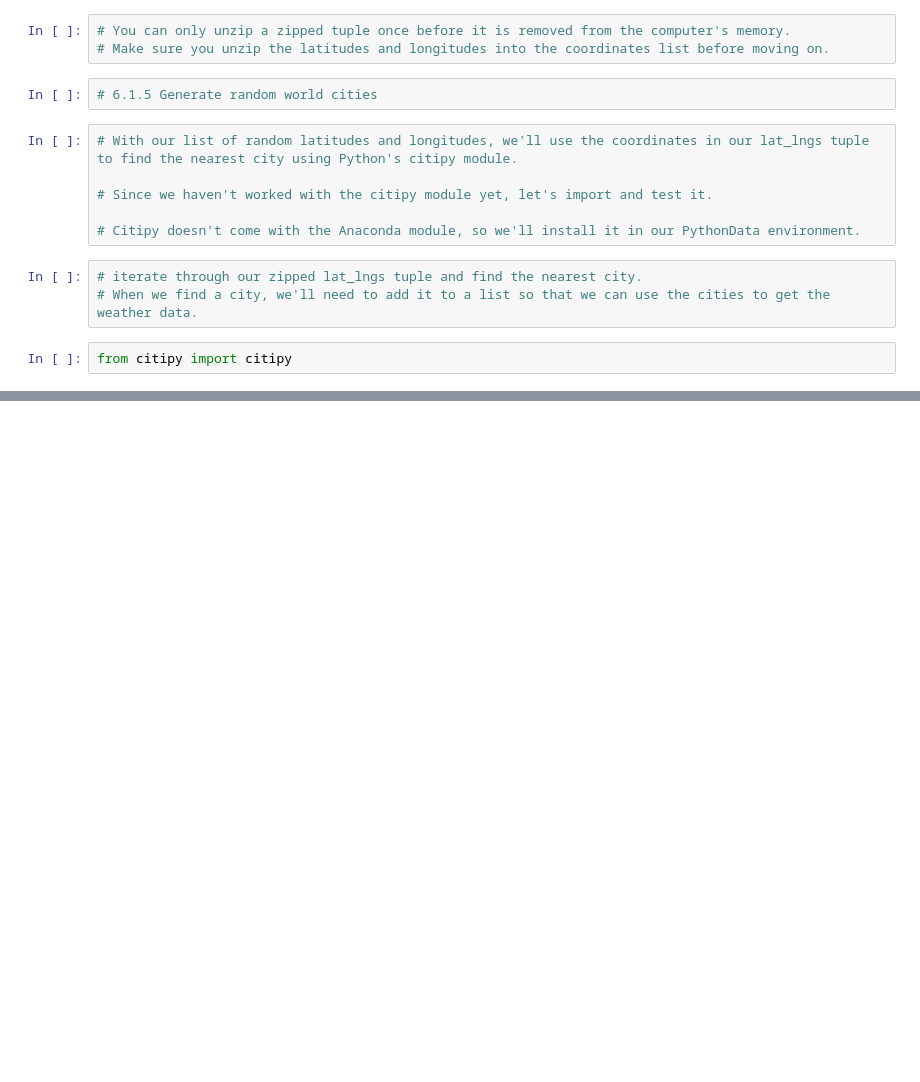
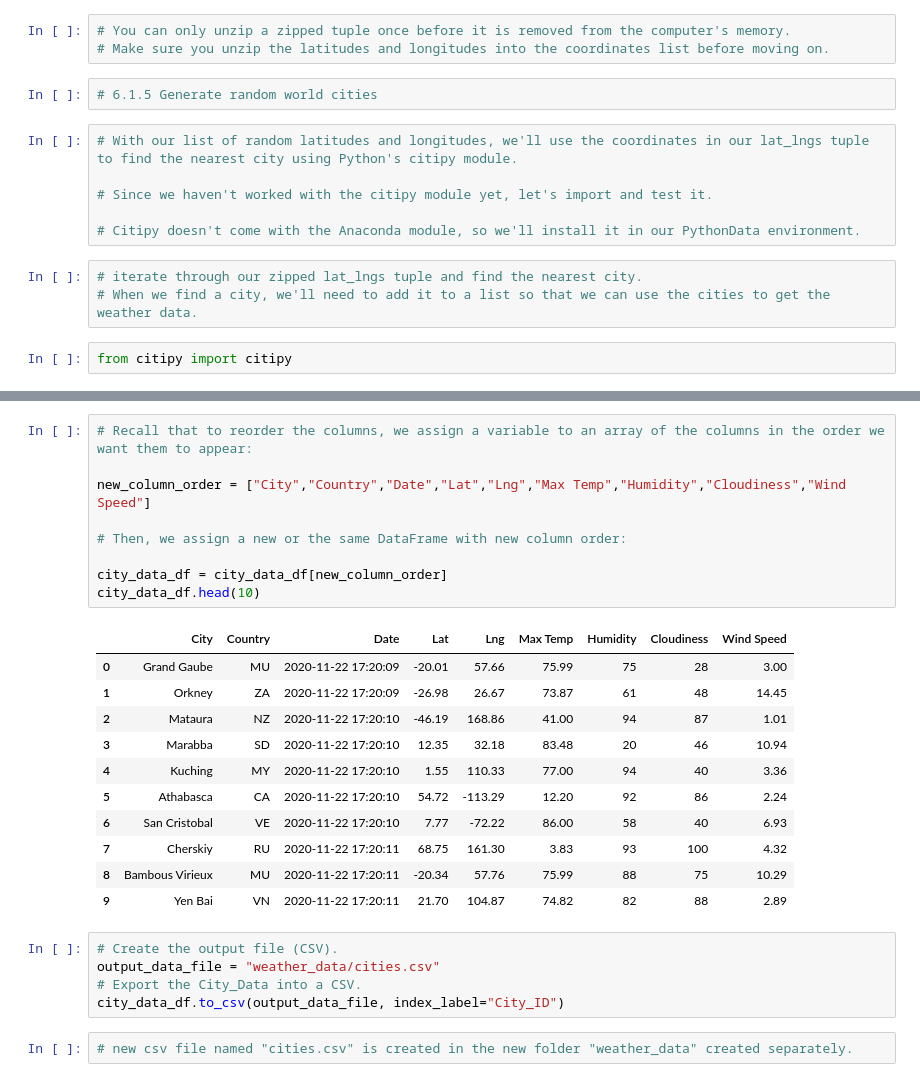
Before and after one commit to AnthonyNgGitHub/DABC_World_Weather_Analysis, a Jupyter notebook: WeatherPy.ipynb, the cells around one changed output, grey strips where cells are left out. Drawn from its saved outputs; the diff is of its cells as text; blank space fills up the shorter version.

```diff
--- a/WeatherPy.ipynb
+++ b/WeatherPy.ipynb
@@ -58,0 +241,28 @@ len(cities)
+# %%
+# Recall that to reorder the columns, we assign a variable to an array of the columns in the order we want them to appear:
+
+new_column_order = ["City","Country","Date","Lat","Lng","Max Temp","Humidity","Cloudiness","Wind Speed"]
+
+# Then, we assign a new or the same DataFrame with new column order:
+
+city_data_df = city_data_df[new_column_order]
+city_data_df.head(10)
+# %% [output]
+|  | City | Country | Date | Lat | Lng | Max Temp | Humidity | Cloudiness | Wind Speed |
+| 0 | Grand Gaube | MU | 2020-11-22 17:20:09 | -20.01 | 57.66 | 75.99 | 75 | 28 | 3.00 |
+| 1 | Orkney | ZA | 2020-11-22 17:20:09 | -26.98 | 26.67 | 73.87 | 61 | 48 | 14.45 |
+| 2 | Mataura | NZ | 2020-11-22 17:20:10 | -46.19 | 168.86 | 41.00 | 94 | 87 | 1.01 |
+| 3 | Marabba | SD | 2020-11-22 17:20:10 | 12.35 | 32.18 | 83.48 | 20 | 46 | 10.94 |
+| 4 | Kuching | MY | 2020-11-22 17:20:10 | 1.55 | 110.33 | 77.00 | 94 | 40 | 3.36 |
+| 5 | Athabasca | CA | 2020-11-22 17:20:10 | 54.72 | -113.29 | 12.20 | 92 | 86 | 2.24 |
+| 6 | San Cristobal | VE | 2020-11-22 17:20:10 | 7.77 | -72.22 | 86.00 | 58 | 40 | 6.93 |
+| 7 | Cherskiy | RU | 2020-11-22 17:20:11 | 68.75 | 161.30 | 3.83 | 93 | 100 | 4.32 |
+| 8 | Bambous Virieux | MU | 2020-11-22 17:20:11 | -20.34 | 57.76 | 75.99 | 88 | 75 | 10.29 |
+| 9 | Yen Bai | VN | 2020-11-22 17:20:11 | 21.70 | 104.87 | 74.82 | 82 | 88 | 2.89 |
+# %%
+# Create the output file (CSV).
+output_data_file = "weather_data/cities.csv"
+# Export the City_Data into a CSV.
+city_data_df.to_csv(output_data_file, index_label="City_ID")
+# %%
+# new csv file named "cities.csv" is created in the new folder "weather_data" created separately.
```
Also changed, not shown: parts of 12 cells of this notebook, 3 other files.
